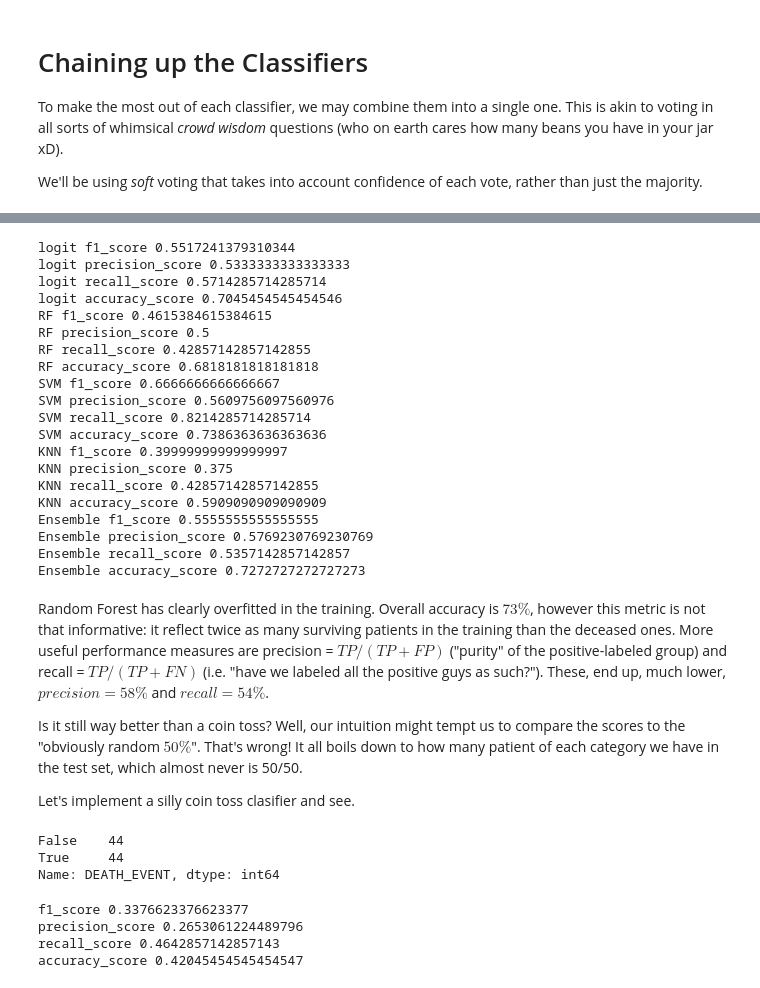
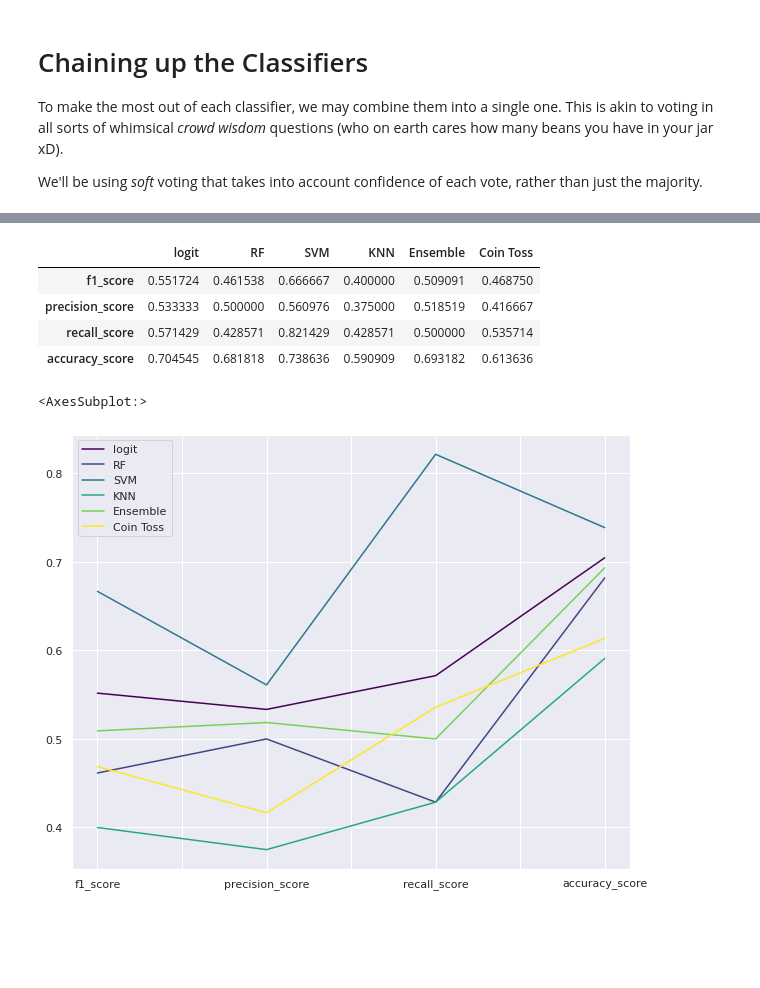
Before and after one commit to dgerstel/HeartFailurePrediction, a Jupyter notebook: jupyter/Classification.ipynb, the cells around one changed output, grey strips where cells are left out. Drawn from its saved outputs; the diff is of its cells as text; code cells hidden in the pictures; blank space fills up the shorter version.

```diff
--- a/jupyter/Classification.ipynb
+++ b/jupyter/Classification.ipynb
@@ -699,67 +592,27 @@ f1_score.__name__
 # %%
+from sklearn.metrics import precision_score, recall_score, f1_score
+
+sns.color_palette("dark")
 from sklearn.metrics import accuracy_score
-for name, clf in zip(('logit', 'RF', 'SVM', 'KNN', 'Ensemble'),
-                     (log_clf, rf_clf, svm_clf, knn_clf, voting_clf)):
+metrics = {}
+for name, clf in zip(('logit', 'RF', 'SVM', 'KNN', 'Ensemble', 'Coin Toss'),
+                     (log_clf, rf_clf, svm_clf, knn_clf, voting_clf, coin_clf)):
     clf.fit(X_train, y_train)
     y_pred = clf.predict(X_test)
+    metrics[name] = {}
     for metric in (f1_score, precision_score, recall_score, accuracy_score):
-        print(name, metric.__name__, metric(y_test, y_pred))
+        metrics[name][metric.__name__] = metric(y_test, y_pred)
+df_metrics = pd.DataFrame(metrics)
+df_metrics
 # %% [output]
-logit f1_score 0.5517241379310344
-logit precision_score 0.5333333333333333
-logit recall_score 0.5714285714285714
-logit accuracy_score 0.7045454545454546
-RF f1_score 0.4615384615384615
-RF precision_score 0.5
-RF recall_score 0.42857142857142855
-RF accuracy_score 0.6818181818181818
-SVM f1_score 0.6666666666666667
-SVM precision_score 0.5609756097560976
-SVM recall_score 0.8214285714285714
-SVM accuracy_score 0.7386363636363636
-KNN f1_score 0.39999999999999997
-KNN precision_score 0.375
-KNN recall_score 0.42857142857142855
-KNN accuracy_score 0.5909090909090909
-Ensemble f1_score 0.5555555555555555
-Ensemble precision_score 0.5769230769230769
-Ensemble recall_score 0.5357142857142857
-Ensemble accuracy_score 0.7272727272727273
+|  | logit | RF | SVM | KNN | Ensemble | Coin Toss |
+| f1_score | 0.551724 | 0.461538 | 0.666667 | 0.400000 | 0.509091 | 0.468750 |
+| precision_score | 0.533333 | 0.500000 | 0.560976 | 0.375000 | 0.518519 | 0.416667 |
+| recall_score | 0.571429 | 0.428571 | 0.821429 | 0.428571 | 0.500000 | 0.535714 |
+| accuracy_score | 0.704545 | 0.681818 | 0.738636 | 0.590909 | 0.693182 | 0.613636 |
-# %% [markdown]
-Random Forest has clearly overfitted in the training.
-Overall accuracy is $73\%$, however this metric is not that informative:
-it reflect twice as many surviving patients in the training than the deceased ones.
-More useful performance measures are precision = $TP / (TP + FP)$ ("purity" of the positive-labeled group)
-and recall = $TP / (TP + FN)$ (i.e. "have we labeled all the positive guys as such?").
-These, end up, much lower, $precision = 58\%$ and $recall = 54\%$.
-
-Is it still way better than a coin toss?
-Well, our intuition might tempt us to compare the scores to the "obviously random $50\%$".
-That's wrong! It all boils down to how many patient of each category we have in the test set,
-which almost never is 50/50.
-
-Let's implement a silly coin toss clasifier and see.
-# %%
-class CoinTossClassifier(BaseEstimator):
-    def fit(self, X, y=None):
-        """Nothing to fit"""
-        return self
-    def predict(self, X):
-        """Toss a coin"""
-        return np.random.randint(0, 2, size=len(X))
-coin_clf = CoinTossClassifier()
-(coin_clf.predict(X_test) == y_test).value_counts()
-# %% [output]
-False    44
-True     44
-Name: DEATH_EVENT, dtype: int64
-# %%
-y_pred = coin_clf.predict(X_test)
-for metric in (f1_score, precision_score, recall_score, accuracy_score):
-    print(metric.__name__, metric(y_test, y_pred))
-# %% [output]
-f1_score 0.3376623376623377
-precision_score 0.2653061224489796
-recall_score 0.4642857142857143
-accuracy_score 0.42045454545454547
+# %%
+df_metrics.plot(figsize=(10, 8), cmap='viridis')
+# %% [output]
+<AxesSubplot:>
+[figure, added]
 # %% [markdown]
```
Also changed, not shown: parts of 93 cells of this notebook.
